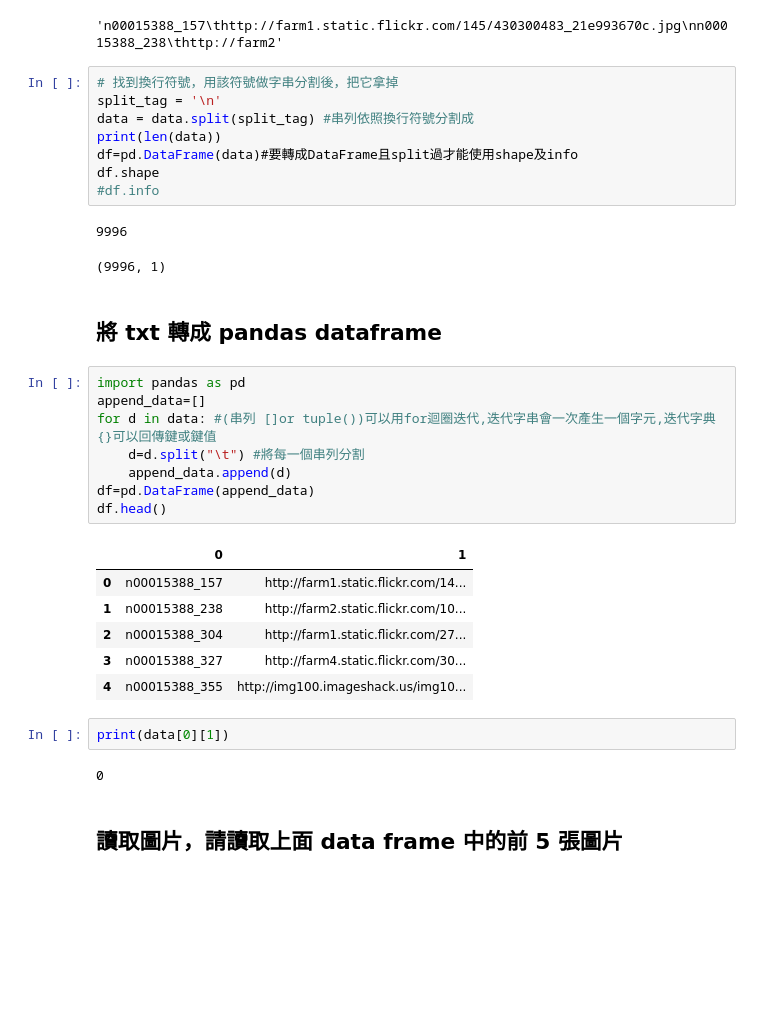
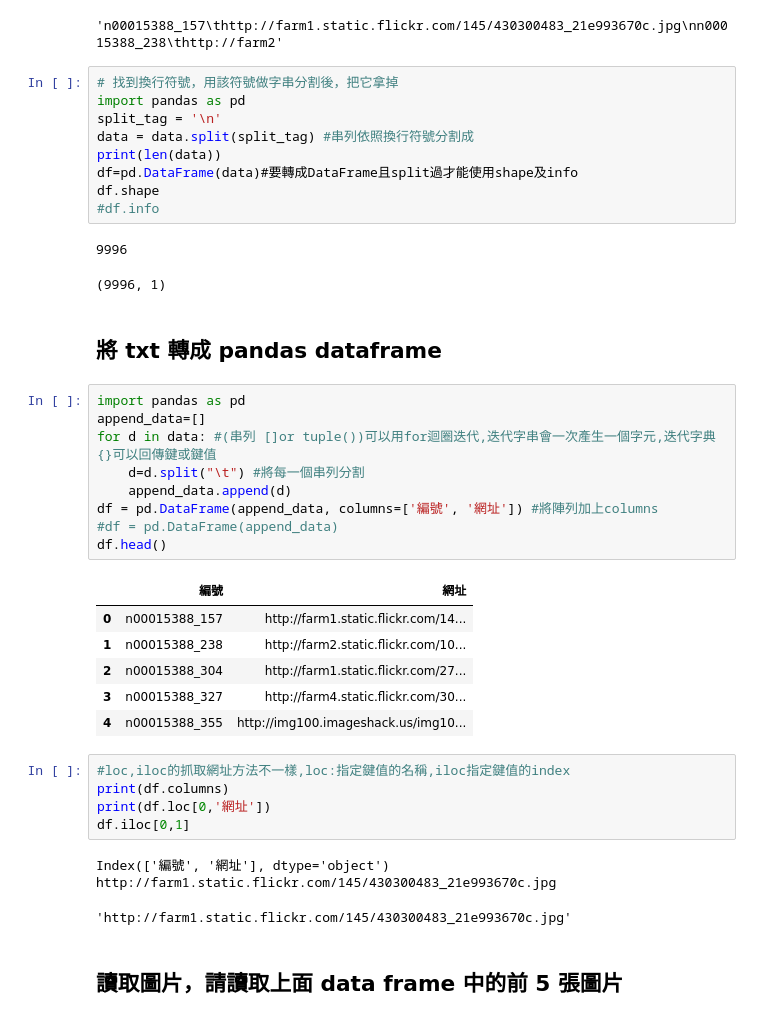
Before and after one commit to glennhome/3rd-ML100Days, a Jupyter notebook: homework/Day_005-2_HW.ipynb, the cells around one changed output. Saved outputs shown, nothing was run; the diff lists cells and outputs as text; blank space fills up the shorter version.

```diff
--- a/homework/Day_005-2_HW.ipynb
+++ b/homework/Day_005-2_HW.ipynb
@@ -29,6 +29,7 @@ data[0:100]
 'n00015388_157\thttp://farm1.static.flickr.com/145/430300483_21e993670c.jpg\nn00015388_238\thttp://farm2'
 # %%
 # 找到換行符號，用該符號做字串分割後，把它拿掉
+import pandas as pd
 split_tag = '\n'
 data = data.split(split_tag) #串列依照換行符號分割成
 print(len(data))
@@ -43,22 +44,28 @@ df.shape
 # %%
 import pandas as pd
 append_data=[]
 for d in data: #(串列 []or tuple())可以用for迴圈迭代,迭代字串會一次產生一個字元,迭代字典{}可以回傳鍵或鍵值
     d=d.split("\t") #將每一個串列分割
     append_data.append(d)
-df=pd.DataFrame(append_data)
+df = pd.DataFrame(append_data, columns=['編號', '網址']) #將陣列加上columns
+#df = pd.DataFrame(append_data)
 df.head()
 # %% [output]
-|  | 0 | 1 |
+|  | 編號 | 網址 |
 | 0 | n00015388_157 | http://farm1.static.flickr.com/14... |
 | 1 | n00015388_238 | http://farm2.static.flickr.com/10... |
 | 2 | n00015388_304 | http://farm1.static.flickr.com/27... |
 | 3 | n00015388_327 | http://farm4.static.flickr.com/30... |
 | 4 | n00015388_355 | http://img100.imageshack.us/img10... |
-# %%
-print(data[0][1])
-# %% [output]
-0
+# %%
+#loc,iloc的抓取網址方法不一樣,loc:指定鍵值的名稱,iloc指定鍵值的index
+print(df.columns)
+print(df.loc[0,'網址'])
+df.iloc[0,1]
+# %% [output]
+Index(['編號', '網址'], dtype='object')
+http://farm1.static.flickr.com/145/430300483_21e993670c.jpg
+'http://farm1.static.flickr.com/145/430300483_21e993670c.jpg'
 # %% [markdown]
 ## 讀取圖片，請讀取上面 data frame 中的前 5 張圖片
 # %%
```
Also changed, not shown: parts of 5 cells of this notebook.
